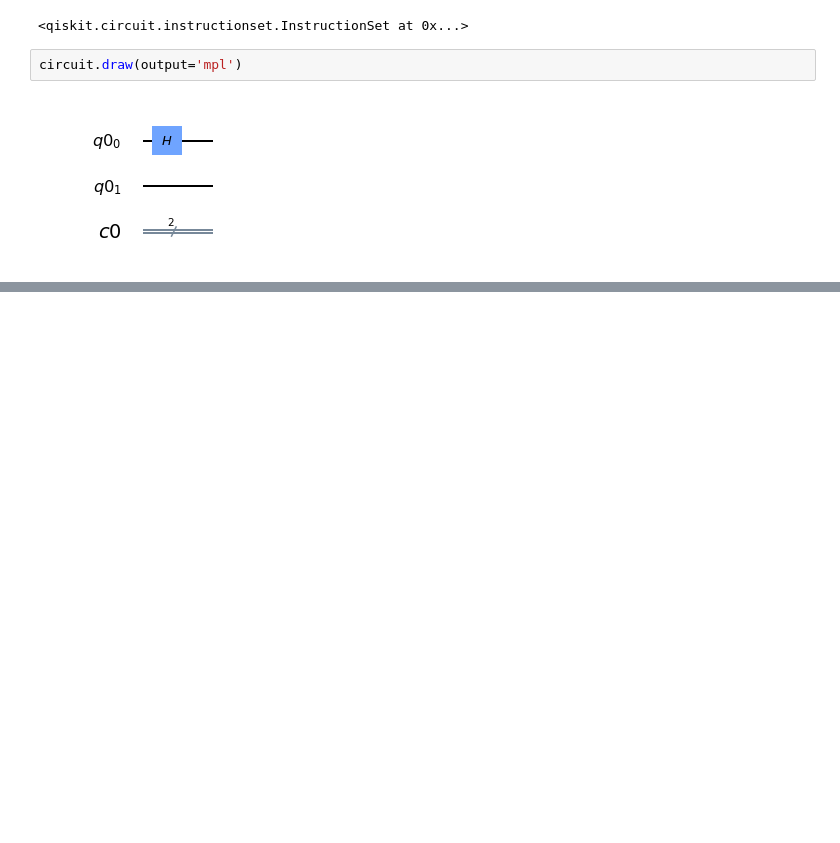
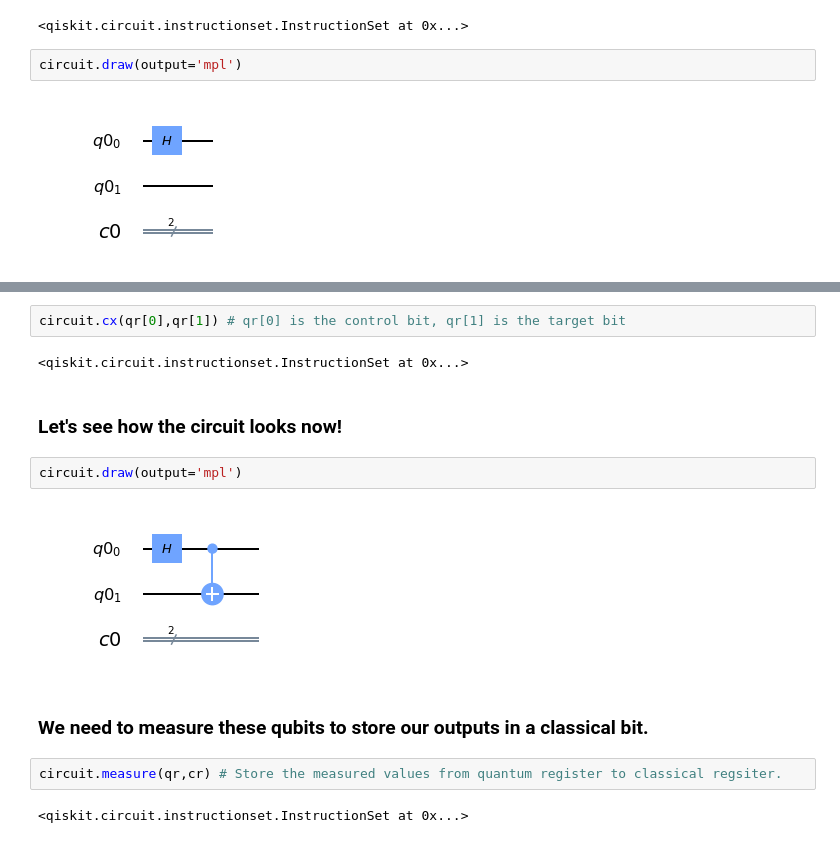
Before and after one commit to sid1993/Quantum, a Jupyter notebook: Basics.ipynb, the cells around one changed output, grey strips where cells are left out. Saved outputs shown, nothing was run; the diff lists cells and outputs as text; blank space fills up the shorter version.

```diff
--- a/Basics.ipynb
+++ b/Basics.ipynb
@@ -31,0 +40,16 @@ O/P can be thought as c xor t
+# %%
+circuit.cx(qr[0],qr[1]) # qr[0] is the control bit, qr[1] is the target bit
+# %% [output]
+<qiskit.circuit.instructionset.InstructionSet at 0x...>
+# %% [markdown]
+### Let's see how the circuit looks now!
+# %%
+circuit.draw(output='mpl')
+# %% [output]
+[figure, added]
+# %% [markdown]
+### We need to measure these qubits to store our outputs in a classical bit.
+# %%
+circuit.measure(qr,cr) # Store the measured values from quantum register to classical regsiter.
+# %% [output]
+<qiskit.circuit.instructionset.InstructionSet at 0x...>
```
Also changed, not shown: parts of 15 cells of this notebook.
